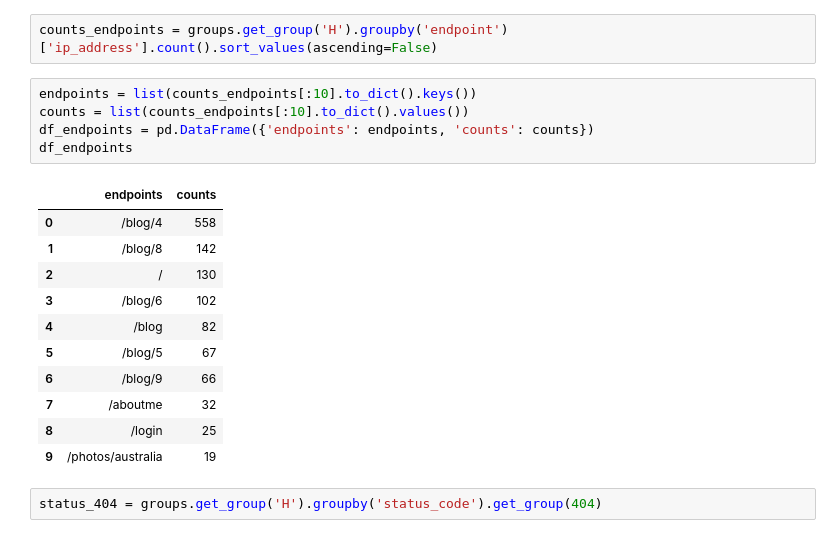
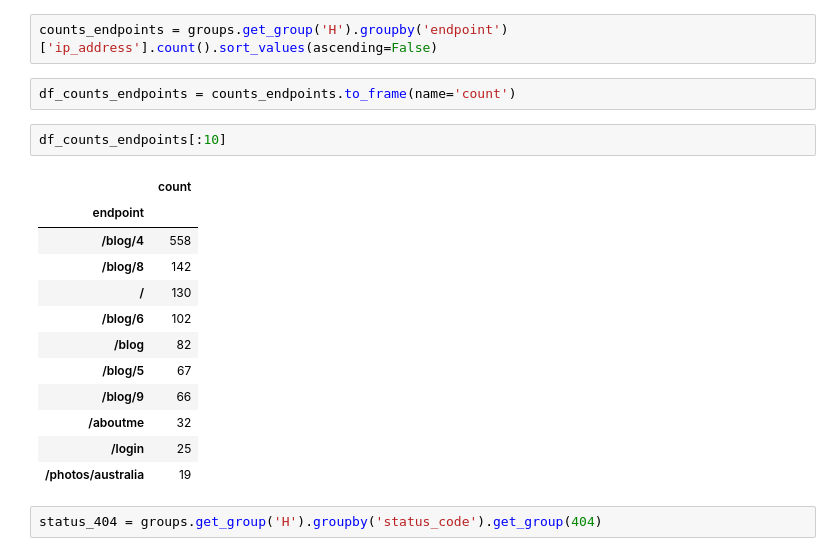
Before and after one commit to philiplessner/LogFileAnalysis, a Jupyter notebook: analysis.ipynb, the cells around one changed output. Cells and saved outputs as stored; diff of their text form.

```diff
--- a/analysis.ipynb
+++ b/analysis.ipynb
@@ -99,22 +95,22 @@ YT 1
 # %%
 counts_endpoints = groups.get_group('H').groupby('endpoint')['ip_address'].count().sort_values(ascending=False)
 # %%
-endpoints = list(counts_endpoints[:10].to_dict().keys())
-counts = list(counts_endpoints[:10].to_dict().values())
-df_endpoints = pd.DataFrame({'endpoints': endpoints, 'counts': counts})
-df_endpoints
+df_counts_endpoints = counts_endpoints.to_frame(name='count')
-# %% [output]
-|  | endpoints | counts |
-| 0 | /blog/4 | 558 |
-| 1 | /blog/8 | 142 |
-| 2 | / | 130 |
-| 3 | /blog/6 | 102 |
-| 4 | /blog | 82 |
-| 5 | /blog/5 | 67 |
-| 6 | /blog/9 | 66 |
-| 7 | /aboutme | 32 |
-| 8 | /login | 25 |
-| 9 | /photos/australia | 19 |
+# %%
+df_counts_endpoints[:10]
+# %% [output]
+|  | count |
+| endpoint |  |
+| /blog/4 | 558 |
+| /blog/8 | 142 |
+| / | 130 |
+| /blog/6 | 102 |
+| /blog | 82 |
+| /blog/5 | 67 |
+| /blog/9 | 66 |
+| /aboutme | 32 |
+| /login | 25 |
+| /photos/australia | 19 |
 # %%
 status_404 = groups.get_group('H').groupby('status_code').get_group(404)
 # %%
```
Also changed, not shown: parts of 3 cells of this notebook.
